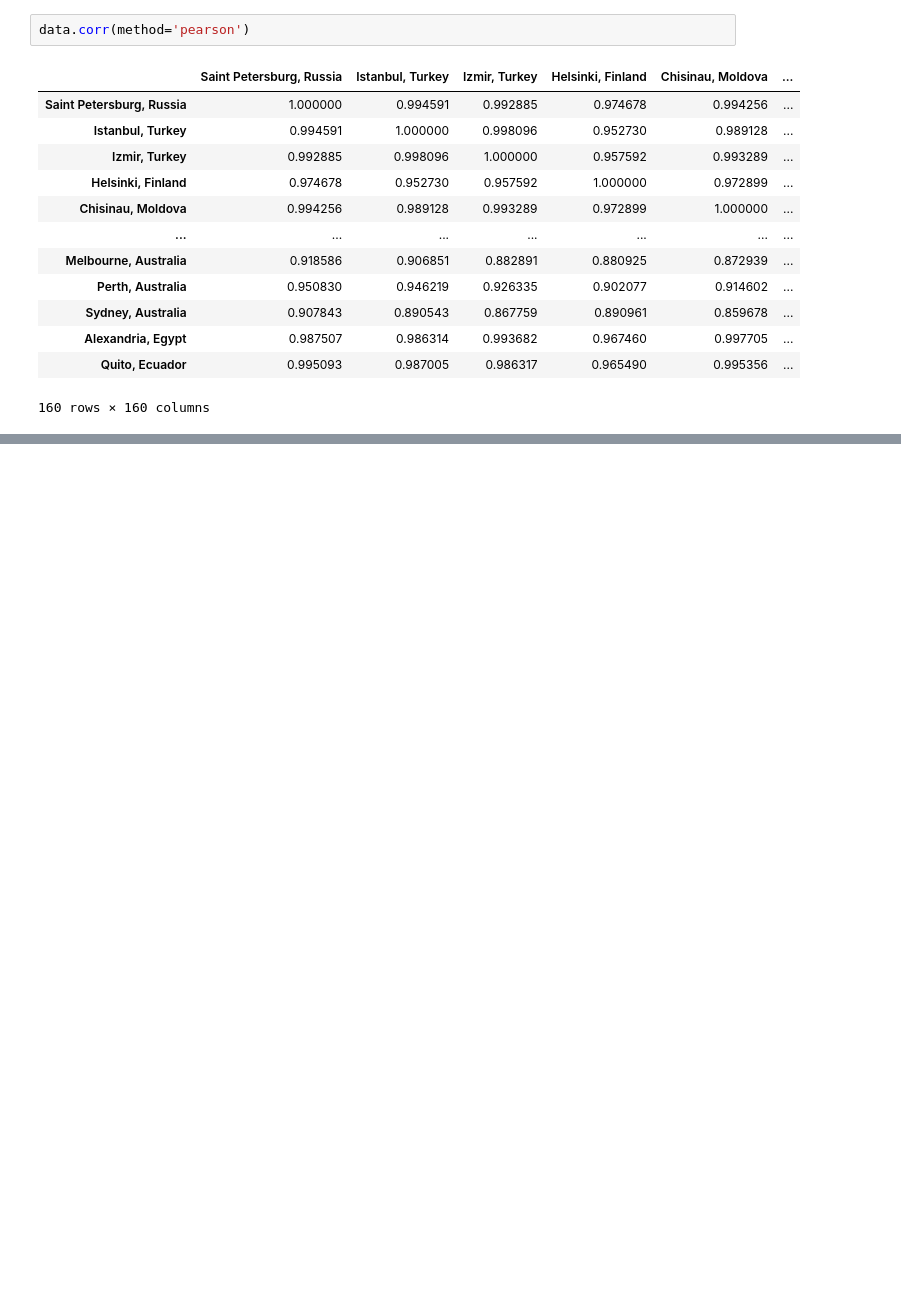
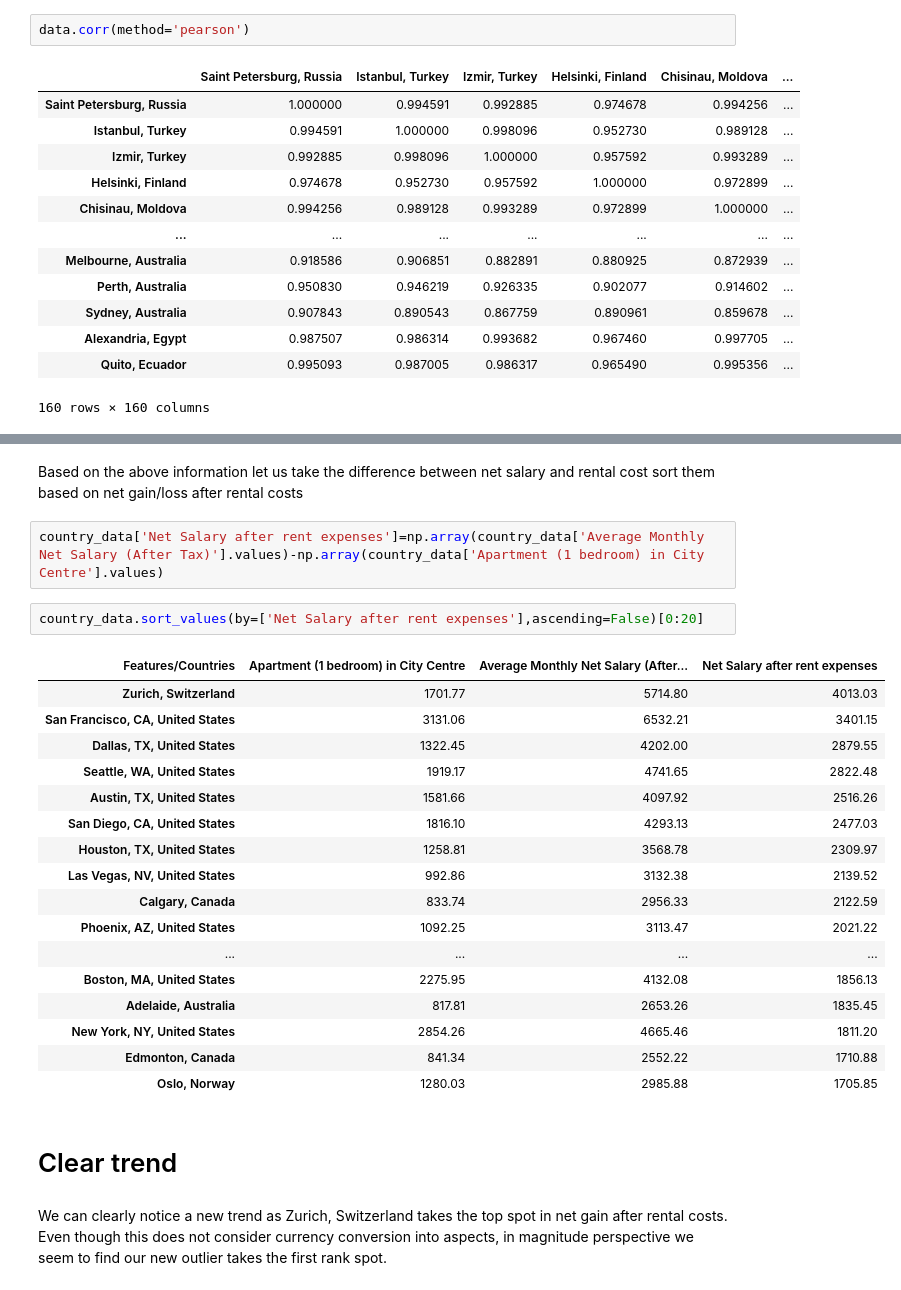
Before and after one commit to tamizh3110/cost_of_living, a Jupyter notebook: Cost_of_living.ipynb, the cells around one changed output, grey strips where cells are left out. Drawn from its saved outputs; the diff is of its cells as text; blank space fills up the shorter version.

```diff
--- a/Cost_of_living.ipynb
+++ b/Cost_of_living.ipynb
@@ -311,0 +232,28 @@ model=sns.regplot(data['Apartment (1 bedroom) in City Centre'].values,data['Aver
+# %% [markdown]
+Based on the above information let us take the difference between net salary and rental cost sort them based on net gain/loss after rental costs
+# %%
+country_data['Net Salary after rent expenses']=np.array(country_data['Average Monthly Net Salary (After Tax)'].values)-np.array(country_data['Apartment (1 bedroom) in City Centre'].values)
+# %%
+country_data.sort_values(by=['Net Salary after rent expenses'],ascending=False)[0:20]
+# %% [output]
+| Features/Countries | Apartment (1 bedroom) in City Centre | Average Monthly Net Salary (After... | Net Salary after rent expenses |
+| Zurich, Switzerland | 1701.77 | 5714.80 | 4013.03 |
+| San Francisco, CA, United States | 3131.06 | 6532.21 | 3401.15 |
+| Dallas, TX, United States | 1322.45 | 4202.00 | 2879.55 |
+| Seattle, WA, United States | 1919.17 | 4741.65 | 2822.48 |
+| Austin, TX, United States | 1581.66 | 4097.92 | 2516.26 |
+| San Diego, CA, United States | 1816.10 | 4293.13 | 2477.03 |
+| Houston, TX, United States | 1258.81 | 3568.78 | 2309.97 |
+| Las Vegas, NV, United States | 992.86 | 3132.38 | 2139.52 |
+| Calgary, Canada | 833.74 | 2956.33 | 2122.59 |
+| Phoenix, AZ, United States | 1092.25 | 3113.47 | 2021.22 |
+| ... | ... | ... | ... |
+| Boston, MA, United States | 2275.95 | 4132.08 | 1856.13 |
+| Adelaide, Australia | 817.81 | 2653.26 | 1835.45 |
+| New York, NY, United States | 2854.26 | 4665.46 | 1811.20 |
+| Edmonton, Canada | 841.34 | 2552.22 | 1710.88 |
+| Oslo, Norway | 1280.03 | 2985.88 | 1705.85 |
+# %% [markdown]
+# Clear trend
+# %% [markdown]
+We can clearly notice a new trend as Zurich, Switzerland takes the top spot in net gain after rental costs. Even though this does not consider currency conversion into aspects, in magnitude perspective we seem to find our new outlier takes the first rank spot.
```
Also changed, not shown: parts of 57 cells of this notebook.
